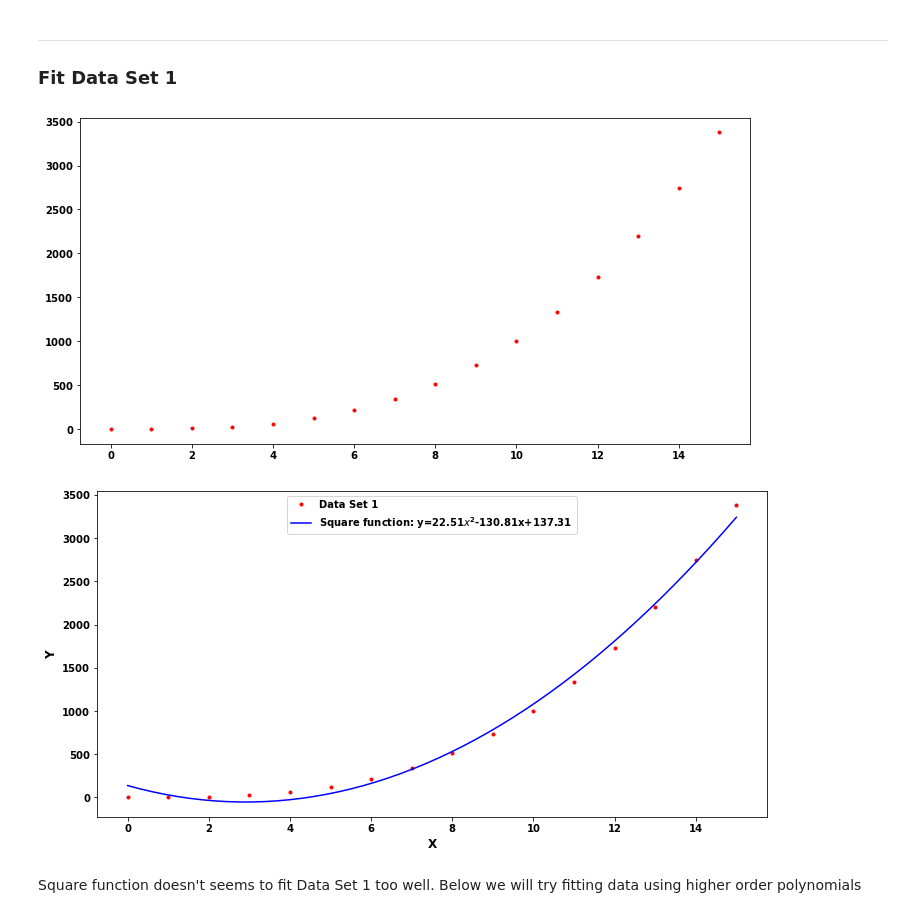
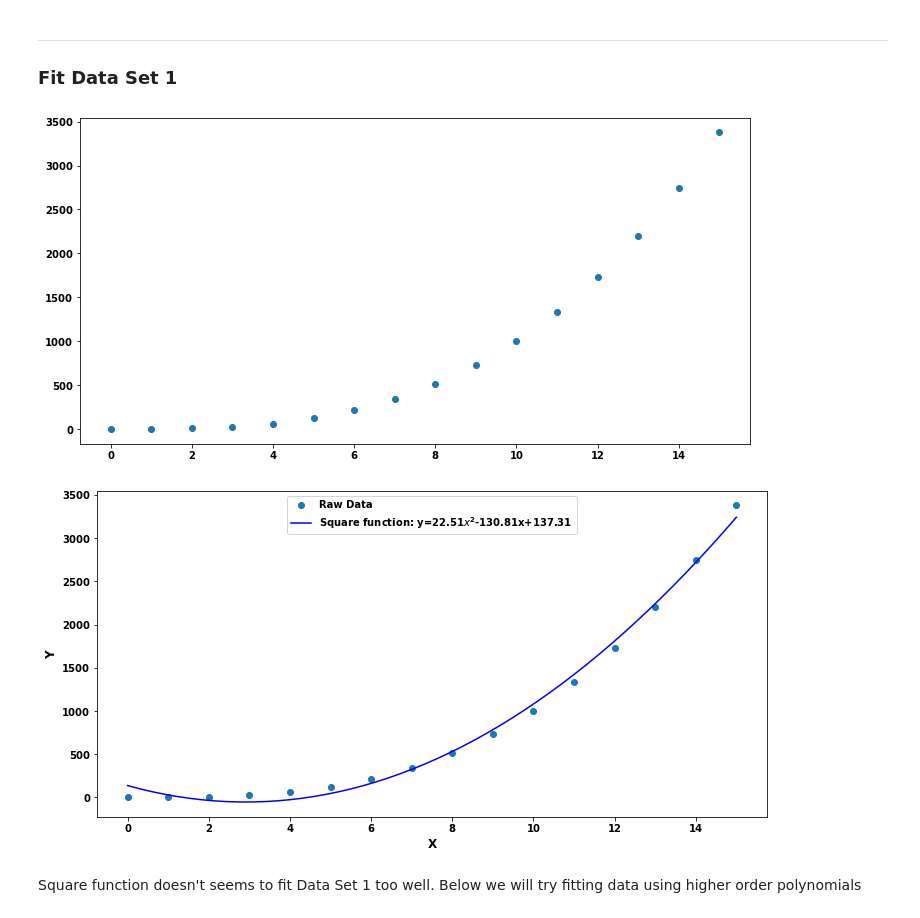
Before and after one commit to przemekbil/ML_and_stats, a Jupyter notebook: Assessment/Topic 3 - Parameters.ipynb, the cells around one changed output. Cells and saved outputs as stored; diff of their text form; code cells hidden in the pictures.

```diff
--- a/Assessment/Topic 3 - Parameters.ipynb
+++ b/Assessment/Topic 3 - Parameters.ipynb
@@ -32,11 +37,11 @@ y1 = [1.3, 1.2, 9.4, 27.3, 63.1, 126.5, 217.3, 341.5, 512.8, 729.3, 1001.8, 1332
 # %%
 # Create a plot to visualize Data Set 1
 fig, ax = plt.subplots(figsize=(12,6))
 
 # Plot x1 vs y1:
-ax.plot(x1, y1, 'r.');
+ax.scatter(x1, y1);
 # %% [output]
-[figure, old version]
+[figure, new version]
 # %%
 # From the plot above, relationship appears to be a quadratic function (y=a*x^2+b*x+c)
 params1 = np.polyfit(x1, y1, 2)
@@ -55,15 +60,17 @@ plt.ylabel('Y', fontsize=12)
 
 
 # Plot Data Set 1 points:
-ax.plot(x1, y1, 'r.');
+ax.scatter(x1, y1, label="Raw Data");
 
 # Plot quadratic function fit for Data Set 1:
-ax.plot(x, params1[0] * x*x + params1[1] * x + params1[2], 'b-');
+ax.plot(x, params1[0] * x*x + params1[1] * x + params1[2], 'b-',
+        label='Square function: y={:.2f}$x^2${:.2f}x+{:.2f}'.format(params1[0], params1[1], params1[2])
+       );
 
 # Add the legend
-plt.legend(['Data Set 1', 'Square function: y={:.2f}$x^2${:.2f}x+{:.2f}'.format(params1[0], params1[1], params1[2])], loc='upper center');
+plt.legend(loc='upper center');
 # %% [output]
-[figure, old version]
+[figure, new version]
 # %% [markdown]
 Square function doesn't seems to fit Data Set 1 too well. Below we will try fitting data using higher order polynomials
 # %%
```
Also changed, not shown: parts of 10 cells of this notebook.
